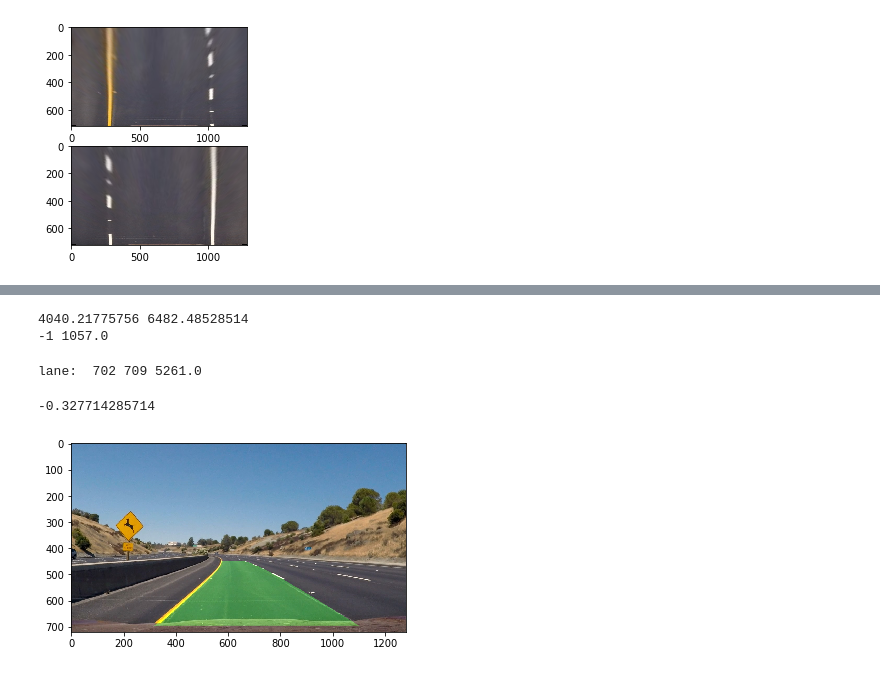
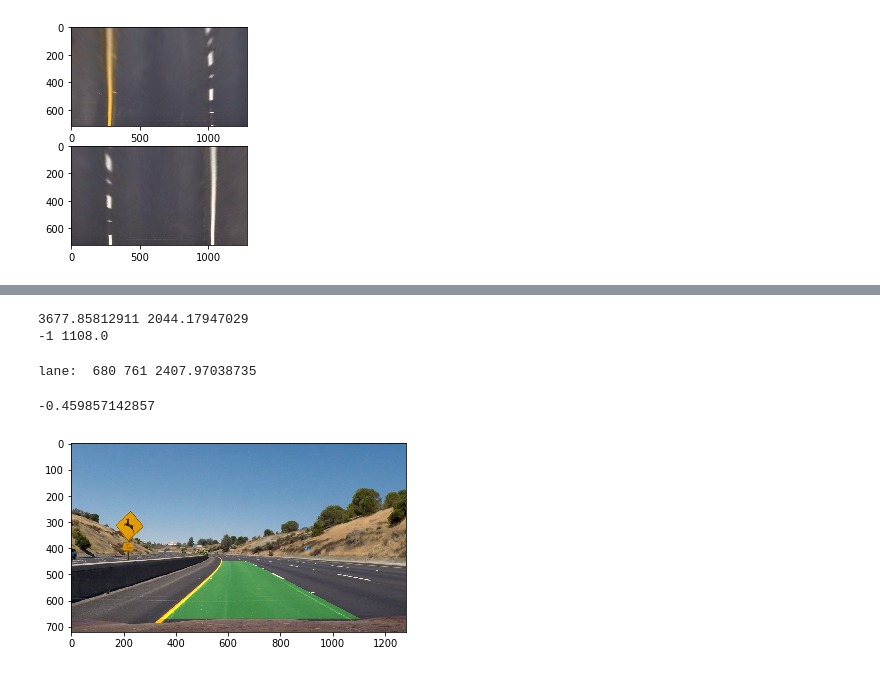
Before and after one commit to jien-cao/udacity_av, a Jupyter notebook: CarND-Advanced-Lane-Lines-master/project2.ipynb, the cells around one changed output, grey strips where cells are left out. Cells and saved outputs as stored; diff of their text form; code cells hidden in the pictures.

```diff
--- a/CarND-Advanced-Lane-Lines-master/project2.ipynb
+++ b/CarND-Advanced-Lane-Lines-master/project2.ipynb
@@ -137,7 +157,7 @@ plt.savefig("./output_images/03_warped_activated_lanepixels.png")
 class Line():
     def __init__(self, img_shape, res_mpp, side = 'left'):
         self.lifelines = 0
-        self.nmaxlines = 20
+        self.nmaxlines = 10
         self.y_eval = np.linspace(0, img_shape[0] - 1, img_shape[0])
         self.x_eval = np.zeros_like(self.y_eval)
         # was the line detected in the last iteration?
@@ -147,7 +167,7 @@ class Line():
         #average x values of the fitted line over the last n iterations
         self.bestx = -1
         #polynomial coefficients averaged over the last n iterations
-        self.best_fit = np.array([0, 0, 0])
+        self.best_fit = np.array([])
         #average x values of the current fitted line
         self.currentx = -1
         #polynomial coefficients for the most recent fit
@@ -163,6 +183,8 @@ class Line():
 
     def discardLastTick(self):
         self.detected = False
+        if not self.best_fit.size:
+            self.best_fit = np.copy(self.current_fit)
         self.lifelines = max(0, self.lifelines - 1)
     def keepLastTick(self):
         self.detected = True
@@ -260,8 +282,8 @@ right.keepLastTick()
 print(left.radius_of_curvature, right.radius_of_curvature)
 print(left.bestx, right.bestx)
 # %% [output]
-4040.21775756 6482.48528514
--1 1057.0
+3677.85812911 2044.17947029
+-1 1108.0
 # %%
 class Lane():
     def __init__(self, img_shape, res_mpp):
@@ -281,12 +303,12 @@ class Lane():
         del_x = self.__right.currentx - self.__left.currentx
         avg_x = (self.__right.currentx + self.__left.currentx) // 2
         del_c = self.__right.radius_of_curvature - self.__left.radius_of_curvature
-        avg_c = (self.__right.radius_of_curvature + self.__left.radius_of_curvature) // 2
+        avg_c = (self.__right.radius_of_curvature + self.__left.radius_of_curvature) / 2
         if not (2.5 < del_x * self.__mpp[0] < 4.5):
-            # print(del_x * self.__mpp[0])
+            #print(del_x * self.__mpp[0])
             validatedLines = False
-        if not (-0.5 < del_c * 0.5 / avg_c < 0.3):
-            # print(del_c, avg_c)
+        if not (-1.5 < del_c / avg_c < 1.5):
+            #print(del_c, avg_c)
             validatedLines = False
         if validatedLines:
             self.__left.keepLastTick()
@@ -297,18 +319,16 @@ class Lane():
         else:
             self.__left.discardLastTick()
             self.__right.discardLastTick()
-    def getCarShift(self):
-        return self.__mpp[0] * (self.__dim[1] / 2 - self.__lanePos)
     def getLine(self, side = 'left'):
         if side == 'left':
             return self.__left
         else:
             return self.__right
 lane= Lane(activated1.shape[:2], (3.7/700, 30/720))
-lane.updateFromImage(activated1)
+lane.updateFromImage(activated2)
 print('lane: ', lane.center, lane.width, lane.curvature)
 # %% [output]
-lane:  702 709 5261.0
+lane:  680 761 2407.97038735
 # %%
 class Car():
     def __init__(self, image_shape):
@@ -330,37 +350,37 @@ class Car():
         self.shift = self.mpp[0] * (self.view_dim[1] / 2 - self.lane.center)
         return self.makeOverlay(image)
     def getCarShift(self):
         return self.shift
     def makeOverlay(self, image):
         left = self.lane.getLine('left')
         right = self.lane.getLine('right')
         ploty = left.y_eval
-        left_fitx = left.x_eval
-        right_fitx = right.x_eval
+        left_fitx = np.polyval(left.best_fit, ploty)
+        right_fitx = np.polyval(right.best_fit, ploty)
 
         warp_zero = np.zeros((image.shape[0], image.shape[1]),).astype(np.uint8)
         color_warp = np.dstack((warp_zero, warp_zero, warp_zero))
 
         # Recast the x and y points into usable format for cv2.fillPoly()
         pts_left = np.array([np.transpose(np.vstack([left_fitx, ploty]))])
         pts_right = np.array([np.flipud(np.transpose(np.vstack([right_fitx, ploty])))])
         pts = np.hstack((pts_left, pts_right))
 
         # Draw the lane onto the warped blank image
         cv2.fillPoly(color_warp, np.int_([pts]), (0,255, 0))
 
         # Warp the blank back to original image space using inverse perspective matrix (Minv)
         newwarp = self.mounting.reversePerspective(color_warp)
         # Combine the result with the original image
         return cv2.addWeighted(image, 1, newwarp, 0.3, 0)
 
 image = mpimg.imread("./test_images/test2.jpg")
 my_car = Car(image.shape)
 plt.imshow(my_car.processImage(image))
 print(my_car.getCarShift())
 # %% [output]
--0.327714285714
+-0.459857142857
-[figure, old version]
+[figure, new version]
 # %%
 # Import everything needed to edit/save/watch video clips
 from moviepy.editor import VideoFileClip
```
Also changed, not shown: parts of 3 cells of this notebook, 5 other files.
